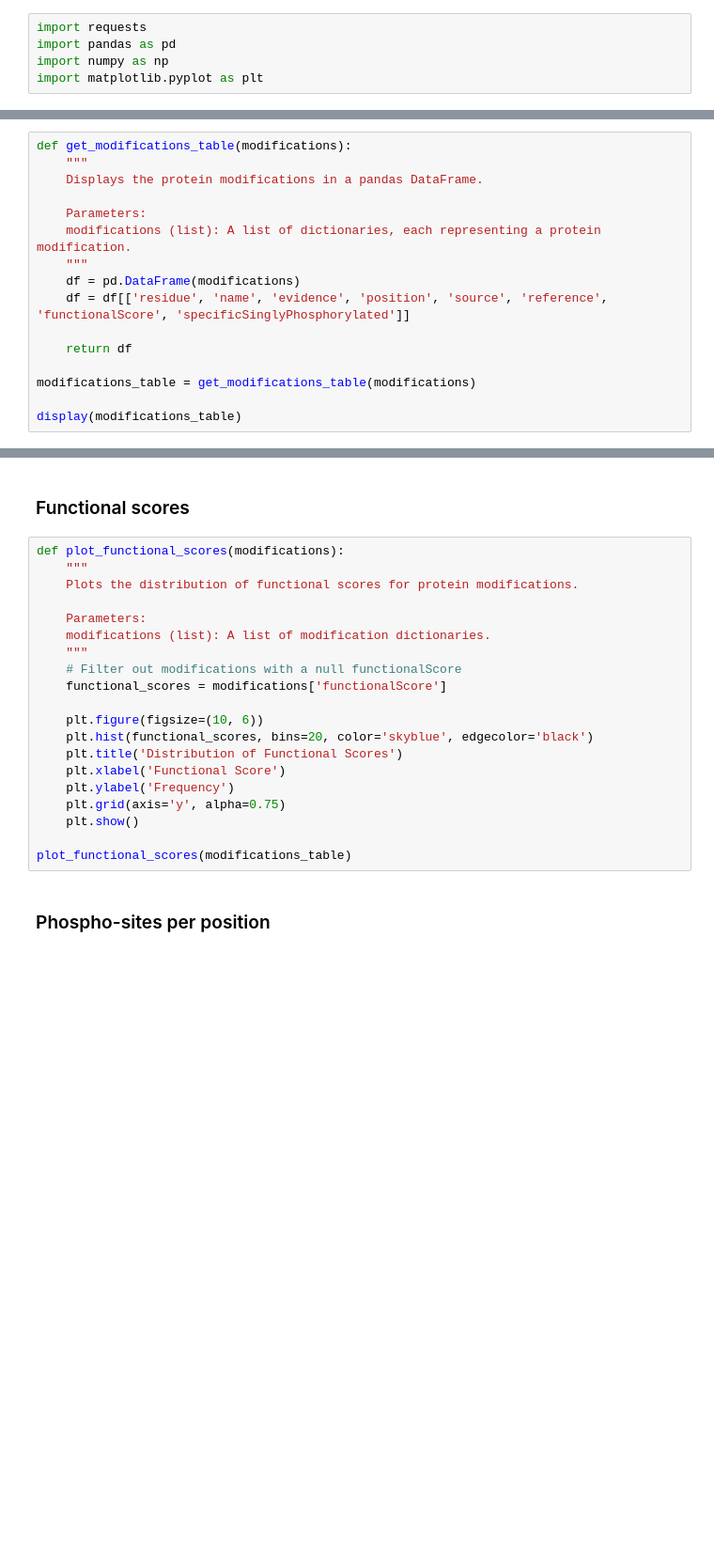
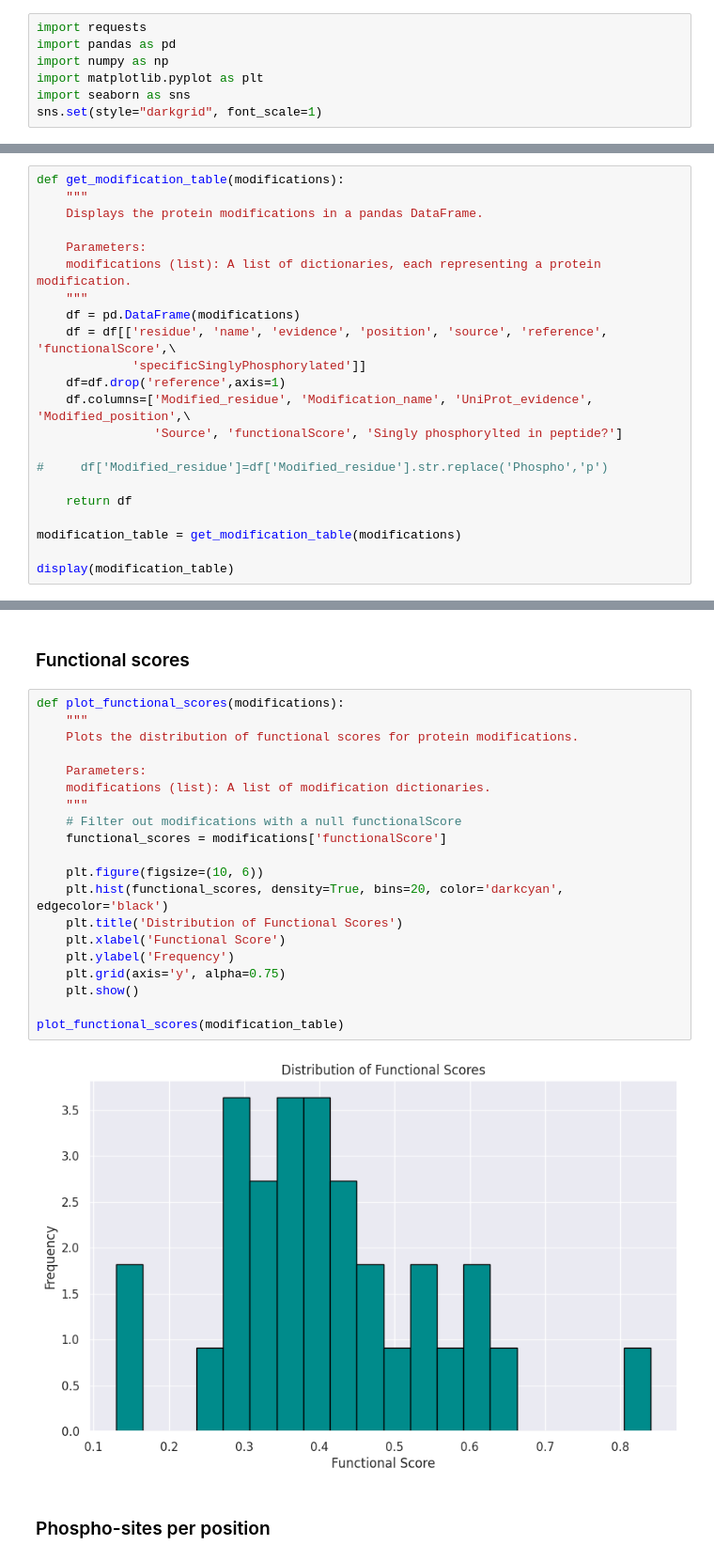
Before and after one commit to Bio2Byte/Scop3P-notebooks, a Jupyter notebook: Scop3P_ O00571.ipynb, the cells around one changed output, grey strips where cells are left out. Shown at 94% size. Saved outputs shown, nothing was run; the diff lists cells and outputs as text; blank space fills up the shorter version.

```diff
--- a/Scop3P_ O00571.ipynb
+++ b/Scop3P_ O00571.ipynb
@@ -14,6 +16,8 @@ import requests
 import pandas as pd
 import numpy as np
 import matplotlib.pyplot as plt
+import seaborn as sns
+sns.set(style="darkgrid", font_scale=1)
 # %% [markdown]
 ## Target protein
 # %%
@@ -95,7 +121,7 @@ Full entry available on SCOP3P website: {2}
 
 For parsing the JSON as a table, we'll use pandas library.
 # %%
-def get_modifications_table(modifications):
+def get_modification_table(modifications):
     """
     Displays the protein modifications in a pandas DataFrame.
 
@@ -103,10 +129,16 @@ def get_modifications_table(modifications):
     modifications (list): A list of dictionaries, each representing a protein modification.
     """
     df = pd.DataFrame(modifications)
-    df = df[['residue', 'name', 'evidence', 'position', 'source', 'reference', 'functionalScore', 'specificSinglyPhosphorylated']]
+    df = df[['residue', 'name', 'evidence', 'position', 'source', 'reference', 'functionalScore',\
+             'specificSinglyPhosphorylated']]
+    df=df.drop('reference',axis=1)
+    df.columns=['Modified_residue', 'Modification_name', 'UniProt_evidence', 'Modified_position',\
+                'Source', 'functionalScore', 'Singly phosphorylted in peptide?']
+
+#     df['Modified_residue']=df['Modified_residue'].str.replace('Phospho','p')
 
     return df
 
-modifications_table = get_modifications_table(modifications)
+modification_table = get_modification_table(modifications)
 
-display(modifications_table)
+display(modification_table)
@@ -119,23 +169,25 @@ For plotting, we want to visualize the distribution of functional scores for the
 # %%
 def plot_functional_scores(modifications):
     """
     Plots the distribution of functional scores for protein modifications.
 
     Parameters:
     modifications (list): A list of modification dictionaries.
     """
     # Filter out modifications with a null functionalScore
     functional_scores = modifications['functionalScore']
 
     plt.figure(figsize=(10, 6))
-    plt.hist(functional_scores, bins=20, color='skyblue', edgecolor='black')
+    plt.hist(functional_scores, density=True, bins=20, color='darkcyan', edgecolor='black')
     plt.title('Distribution of Functional Scores')
     plt.xlabel('Functional Score')
     plt.ylabel('Frequency')
     plt.grid(axis='y', alpha=0.75)
     plt.show()
 
-plot_functional_scores(modifications_table)
+plot_functional_scores(modification_table)
+# %% [output]
+[figure, added]
 # %% [markdown]
 ### Phospho-sites per position
 # %%
```
Also changed, not shown: parts of 7 cells of this notebook.
